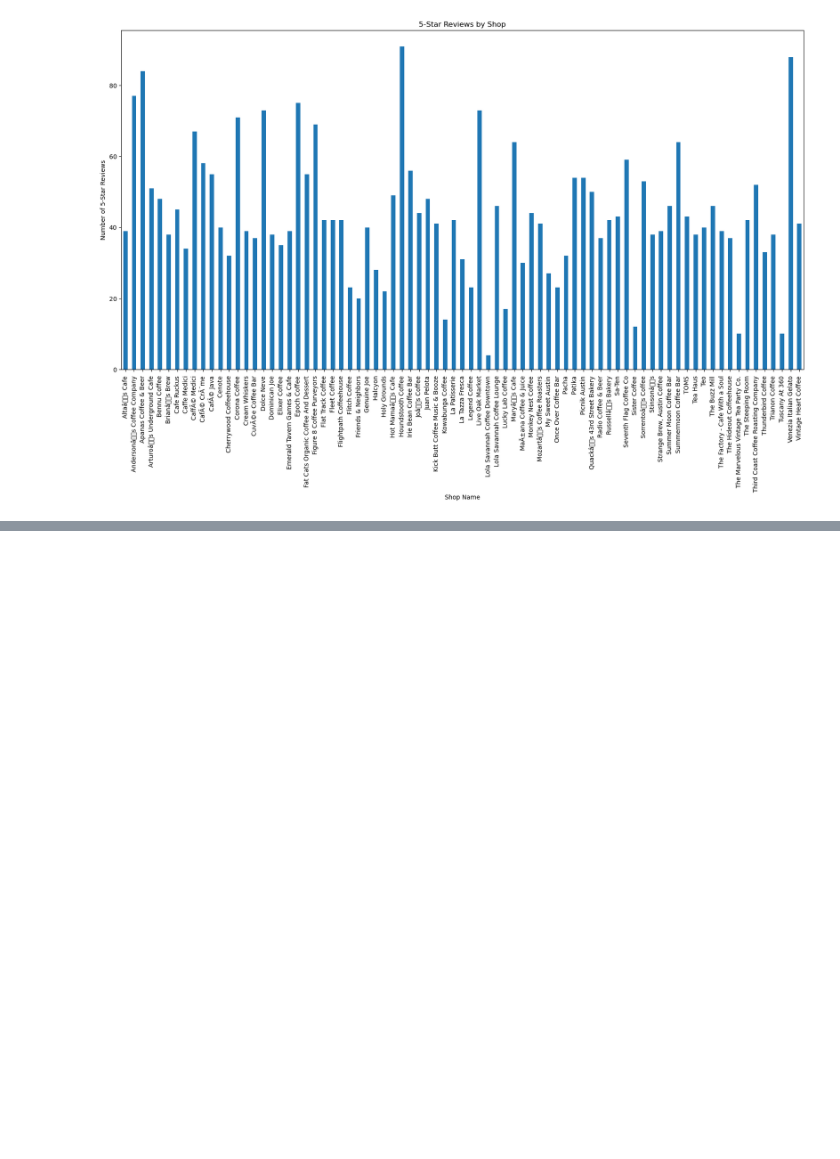
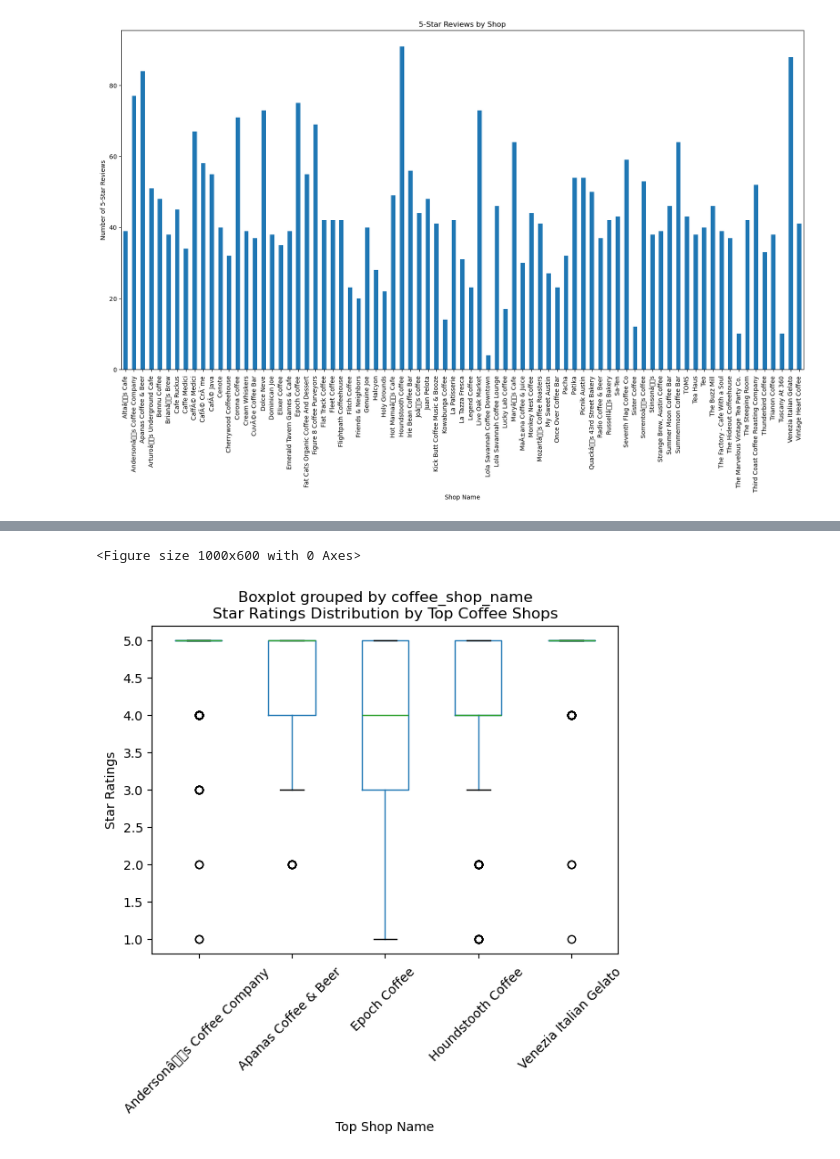
Before and after one commit to lavenya-mohan/Project-Repo-G6_1, a Jupyter notebook: Jade Branch/Jade.ipynb, the cells around one changed output, grey strips where cells are left out. Drawn from its saved outputs; the diff is of its cells as text; code cells hidden in the pictures; blank space fills up the shorter version.

```diff
--- a/Jade Branch/Jade.ipynb
+++ b/Jade Branch/Jade.ipynb
@@ -98 +111,18 @@ plt.show()
+# %%
+five_star_counts = Yelp_df[Yelp_df['star_rating_clean'] == 5].groupby('coffee_shop_name')['star_rating_clean'].count().reset_index()
+five_star_counts.columns = ['coffee_shop_name', 'five_star_count']
+
+top_shops = five_star_counts.nlargest(5, 'five_star_count')['coffee_shop_name'].tolist()
+top_shop_reviews = Yelp_df[Yelp_df['coffee_shop_name'].isin(top_shops)]
+
+plt.figure(figsize=(10, 6))
+top_shop_reviews.boxplot(column='star_rating_clean', by='coffee_shop_name', grid=False)
+plt.xlabel('Top Shop Name')
+plt.ylabel('Star Ratings')
+plt.title('Star Ratings Distribution by Top Coffee Shops')
+plt.xticks(rotation=45)
+plt.show()
+# %% [output]
+<Figure size 1000x600 with 0 Axes>
+[figure, added]
 # %%
```
Also changed, not shown: parts of 8 cells of this notebook.
